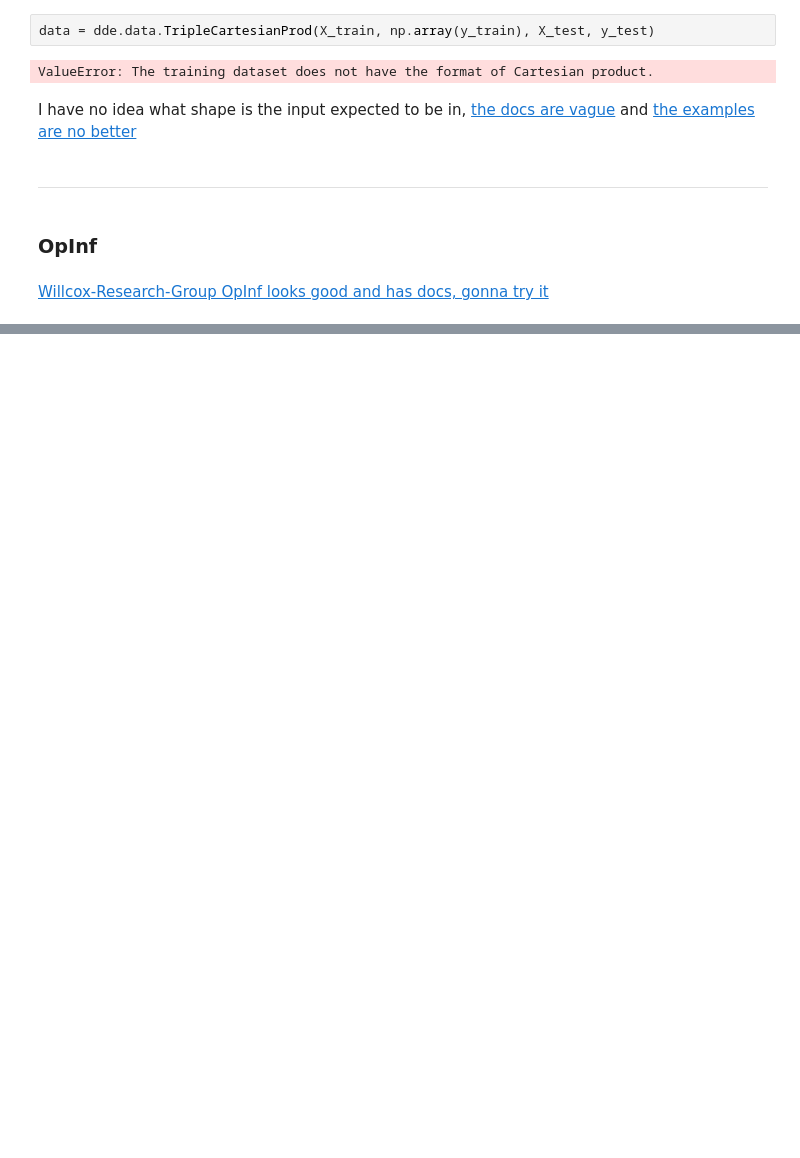
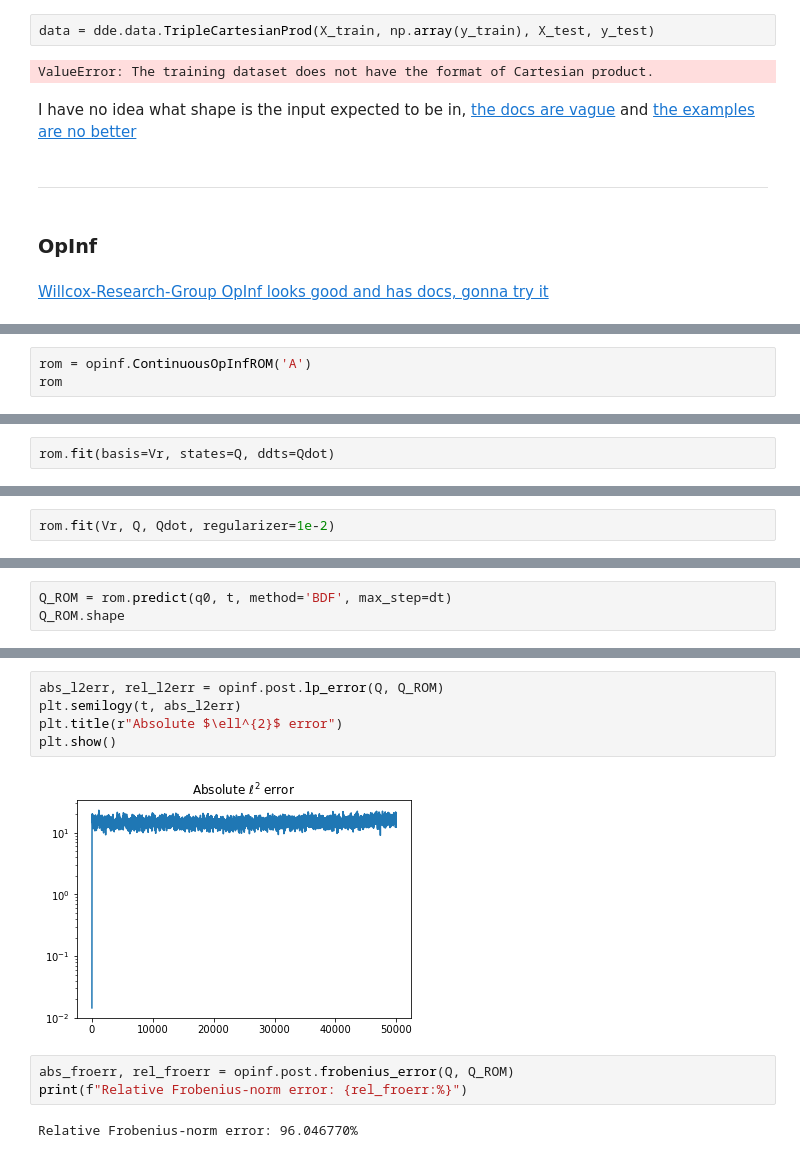
Before and after one commit to LRAbbade/PCS5042, a Jupyter notebook: Problem 3.ipynb, the cells around one changed output, grey strips where cells are left out. Cells and saved outputs as stored; diff of their text form; blank space fills up the shorter version.

```diff
--- a/Problem 3.ipynb
+++ b/Problem 3.ipynb
@@ -186,0 +269,3 @@ reduced_data
+# %%
+rom = opinf.ContinuousOpInfROM('A')
+rom
@@ -186,0 +275,2 @@ reduced_data
+# %%
+rom.fit(basis=Vr, states=Q, ddts=Qdot)
@@ -186,0 +282,2 @@ reduced_data
+# %%
+rom.fit(Vr, Q, Qdot, regularizer=1e-2)
@@ -186,0 +298,3 @@ reduced_data
+# %%
+Q_ROM = rom.predict(q0, t, method='BDF', max_step=dt)
+Q_ROM.shape
@@ -186,0 +321,12 @@ reduced_data
+# %%
+abs_l2err, rel_l2err = opinf.post.lp_error(Q, Q_ROM)
+plt.semilogy(t, abs_l2err)
+plt.title(r"Absolute $\ell^{2}$ error")
+plt.show()
+# %% [output]
+[figure, added]
+# %%
+abs_froerr, rel_froerr = opinf.post.frobenius_error(Q, Q_ROM)
+print(f"Relative Frobenius-norm error: {rel_froerr:%}")
+# %% [output]
+Relative Frobenius-norm error: 96.046770%
```
Also changed, not shown: parts of 36 cells of this notebook, 6 other files.
